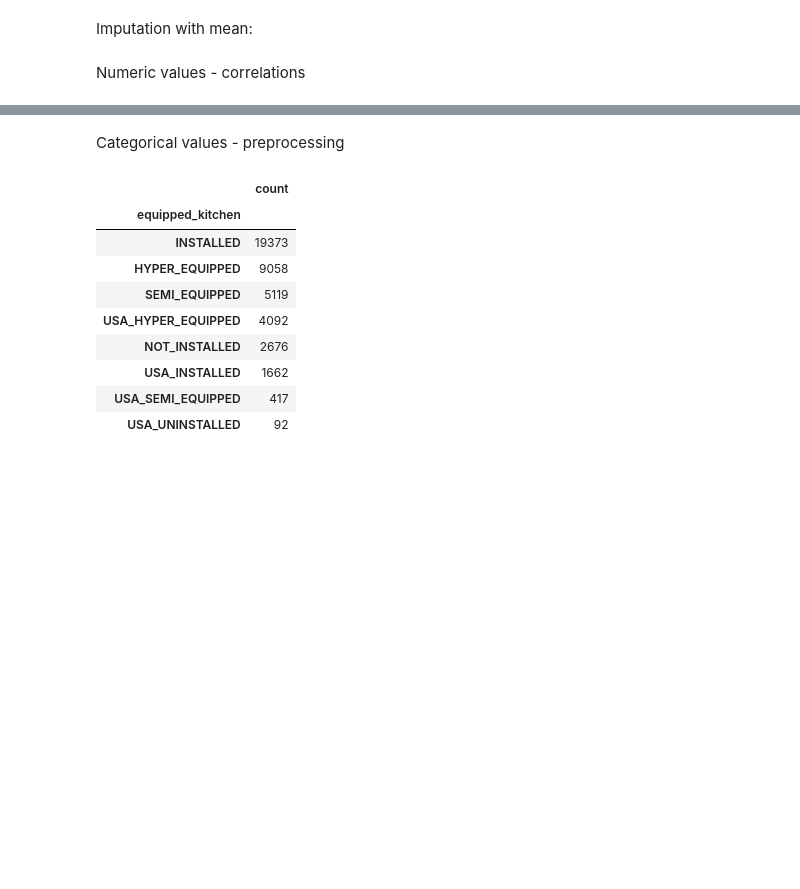
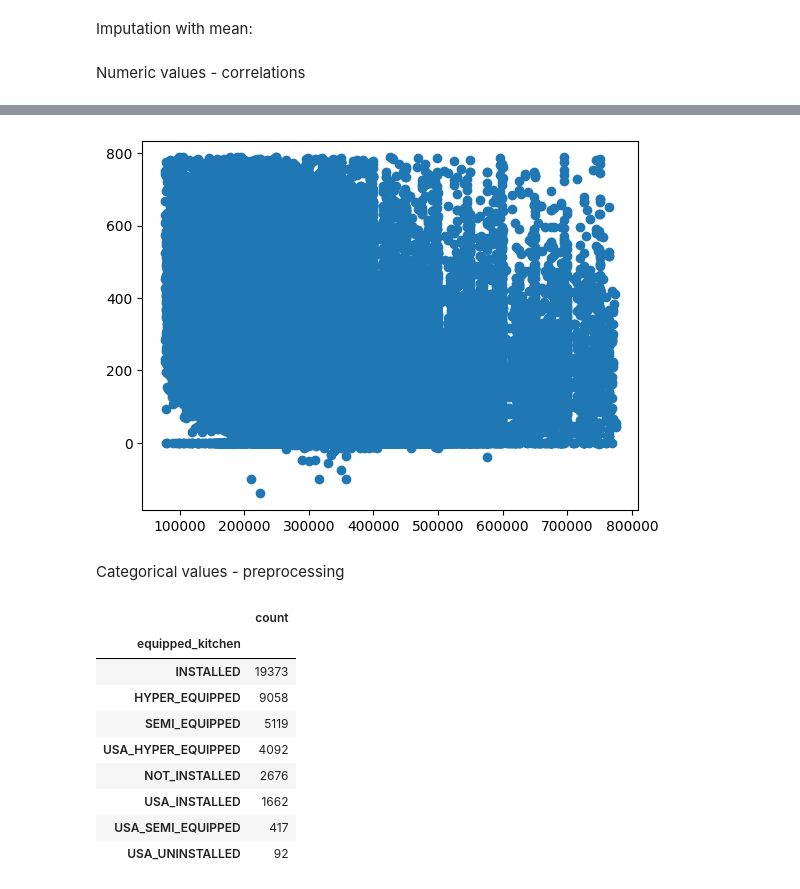
Before and after one commit to Lu-cc/immo-eliza-ml, a Jupyter notebook: exploring_data.ipynb, the cells around one changed output, grey strips where cells are left out. Drawn from its saved outputs; the diff is of its cells as text; code cells hidden in the pictures; blank space fills up the shorter version.

```diff
--- a/exploring_data.ipynb
+++ b/exploring_data.ipynb
@@ -117,3 +189,8 @@ plt.show()
+# %%
+plt.scatter(data["price"], data["primary_energy_consumption_sqm"])
+plt.show()
+# %% [output]
+[figure, added]
 # %% [markdown]
 Categorical values - preprocessing
 # %%
```
Also changed, not shown: parts of 9 cells of this notebook, 8 other files.
